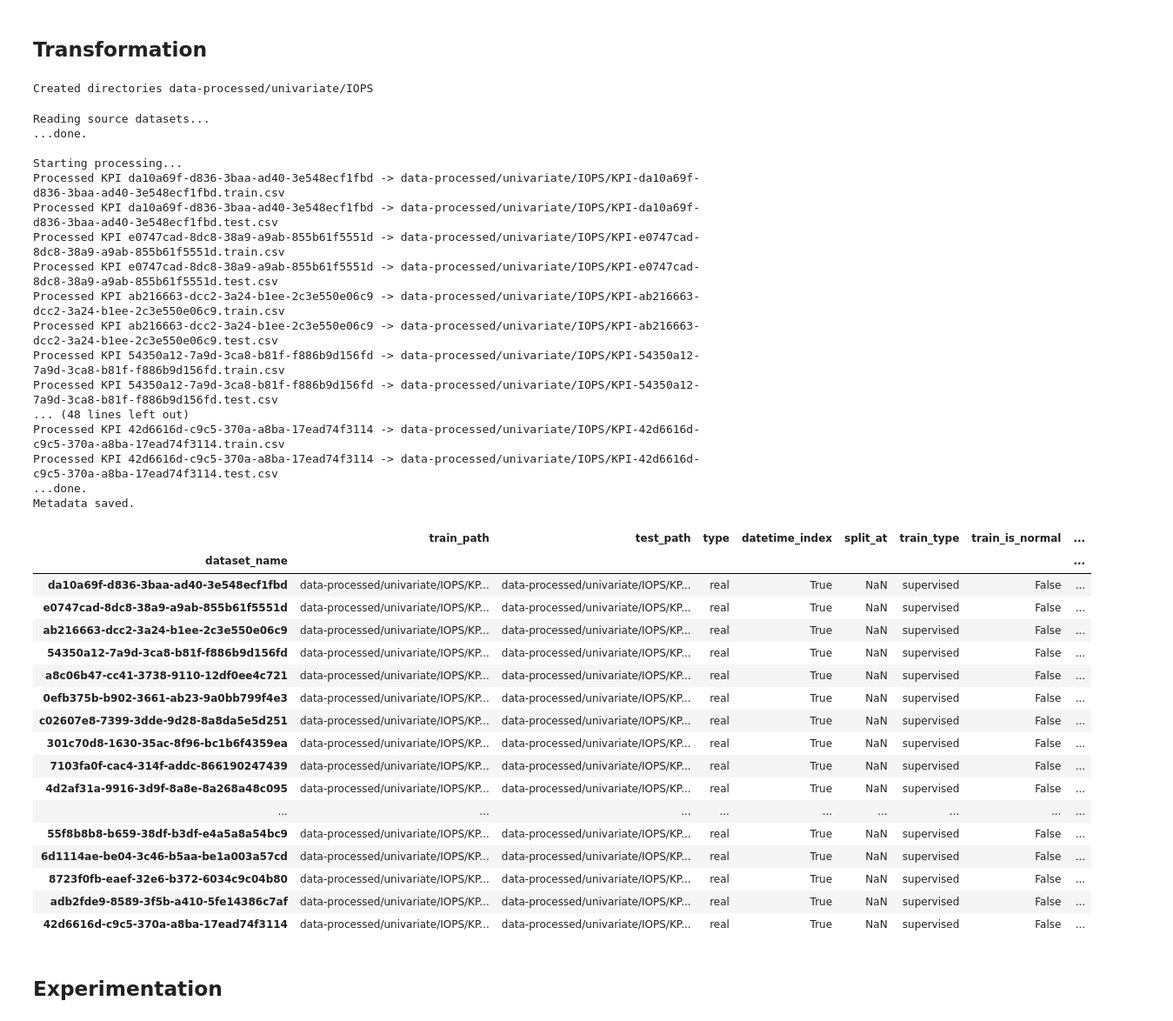
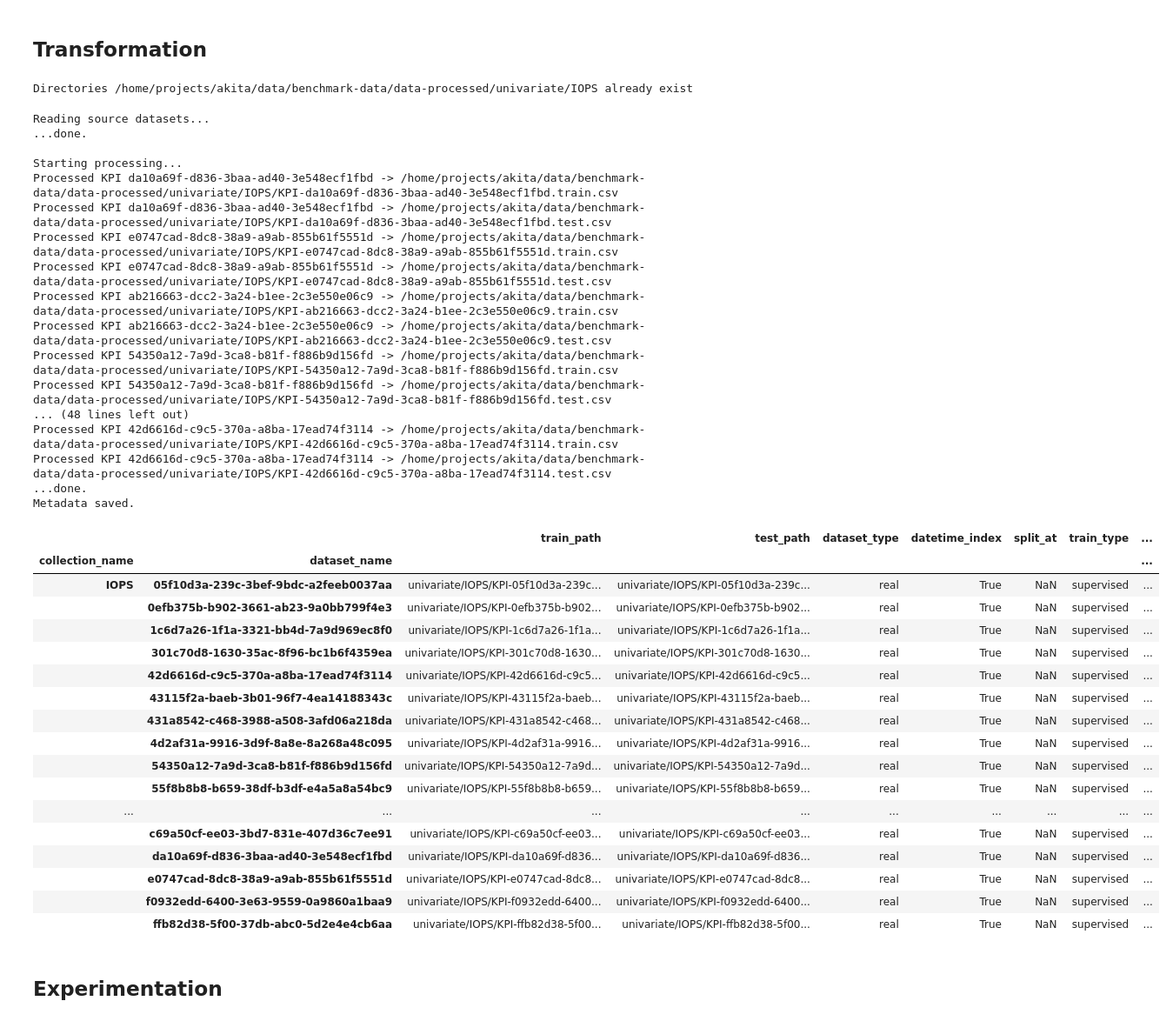
Before and after one commit to TimeEval/TimeEval, a Jupyter notebook: notebooks/data-prep/IOPS AI Challenge.ipynb, the cells around one changed output. Shown: that part at 87% size. Cells and saved outputs as stored; diff of their text form; code cells hidden in the pictures.

Commit message:
fix: wrong relative path in datasets.csv file; use occasion to change notebooks to use Datasets API of timeeval

```diff
--- a/notebooks/data-prep/IOPS AI Challenge.ipynb
+++ b/notebooks/data-prep/IOPS AI Challenge.ipynb
@@ -117,6 +23,6 @@ class DatasetMetadata:
 # %%
 def transform(df: pd.DataFrame, kpi: str) -> pd.DataFrame:
-    df = df[df["KPI ID"] == "da10a69f-d836-3baa-ad40-3e548ecf1fbd"].copy()
+    df = df[df["KPI ID"] == kpi].copy()
     df["timestamp"] = pd.to_datetime(df["timestamp"], unit="s")
     df = df[["timestamp", "value", "label"]]
     df.columns = ["timestamp", "value", "is_anomaly"]
@@ -131,17 +37,18 @@ datetime_index = True
 dataset_type = "real"
 
 # create target directory
-dataset_subfolder = os.path.join(target_folder, input_type, dataset_collection_name)
+dataset_subfolder = os.path.join(input_type, dataset_collection_name)
+target_subfolder = os.path.join(target_folder, dataset_subfolder)
 try:
-    os.makedirs(dataset_subfolder)
-    print(f"Created directories {dataset_subfolder}")
+    os.makedirs(target_subfolder)
+    print(f"Created directories {target_subfolder}")
 except FileExistsError:
-    print(f"Directories {dataset_subfolder} already exist")
+    print(f"Directories {target_subfolder} already exist")
     pass
 
-dm = DatasetMetadata(target_folder)
+dm = Datasets(target_folder)
 # %% [output]
-Created directories data-processed/univariate/IOPS
+Directories /home/projects/akita/data/benchmark-data/data-processed/univariate/IOPS already exist
 # %%
 print("Reading source datasets...")
 df_train = pd.read_csv(os.path.join(source_folder, "phase2_train.csv"))
@@ -161,19 +68,18 @@ for kpi in df_test["KPI ID"].unique():
     for t_type in ["train", "test"]:
         filename = f"KPI-{kpi}.{t_type}.csv"
         path = os.path.join(dataset_subfolder, filename)
+        target_filepath = os.path.join(target_subfolder, filename)
         paths[t_type] = path
         df_target = transform(dfs[t_type], kpi)
         if t_type == "test":
             dataset_length = len(df_target)
-        df_target.to_csv(path, index=False)
-        print(f"Processed KPI {kpi} -> {path}")
+        df_target.to_csv(target_filepath, index=False)
+        print(f"Processed KPI {kpi} -> {target_filepath}")
 
     dataset_name = kpi
 
     # save metadata
-    dm.add_dataset(
-        dataset_name = dataset_name,
-        collection_name = dataset_collection_name,
+    dm.add_dataset((dataset_collection_name, dataset_name),
         train_path = paths["train"],
         test_path = paths["test"],
         dataset_type = dataset_type,
@@ -192,41 +98,41 @@ Reading source datasets...
 ...done.
 
 Starting processing...
-Processed KPI da10a69f-d836-3baa-ad40-3e548ecf1fbd -> data-processed/univariate/IOPS/KPI-da10a69f-d836-3baa-ad40-3e548ecf1fbd.train.csv
-Processed KPI da10a69f-d836-3baa-ad40-3e548ecf1fbd -> data-processed/univariate/IOPS/KPI-da10a69f-d836-3baa-ad40-3e548ecf1fbd.test.csv
-Processed KPI e0747cad-8dc8-38a9-a9ab-855b61f5551d -> data-processed/univariate/IOPS/KPI-e0747cad-8dc8-38a9-a9ab-855b61f5551d.train.csv
-Processed KPI e0747cad-8dc8-38a9-a9ab-855b61f5551d -> data-processed/univariate/IOPS/KPI-e0747cad-8dc8-38a9-a9ab-855b61f5551d.test.csv
-Processed KPI ab216663-dcc2-3a24-b1ee-2c3e550e06c9 -> data-processed/univariate/IOPS/KPI-ab216663-dcc2-3a24-b1ee-2c3e550e06c9.train.csv
-Processed KPI ab216663-dcc2-3a24-b1ee-2c3e550e06c9 -> data-processed/univariate/IOPS/KPI-ab216663-dcc2-3a24-b1ee-2c3e550e06c9.test.csv
-Processed KPI 54350a12-7a9d-3ca8-b81f-f886b9d156fd -> data-processed/univariate/IOPS/KPI-54350a12-7a9d-3ca8-b81f-f886b9d156fd.train.csv
-Processed KPI 54350a12-7a9d-3ca8-b81f-f886b9d156fd -> data-processed/univariate/IOPS/KPI-54350a12-7a9d-3ca8-b81f-f886b9d156fd.test.csv
+Processed KPI da10a69f-d836-3baa-ad40-3e548ecf1fbd -> /home/projects/akita/data/benchmark-data/data-processed/univariate/IOPS/KPI-da10a69f-d836-3baa-ad40-3e548ecf1fbd.train.csv
+Processed KPI da10a69f-d836-3baa-ad40-3e548ecf1fbd -> /home/projects/akita/data/benchmark-data/data-processed/univariate/IOPS/KPI-da10a69f-d836-3baa-ad40-3e548ecf1fbd.test.csv
+Processed KPI e0747cad-8dc8-38a9-a9ab-855b61f5551d -> /home/projects/akita/data/benchmark-data/data-processed/univariate/IOPS/KPI-e0747cad-8dc8-38a9-a9ab-855b61f5551d.train.csv
+Processed KPI e0747cad-8dc8-38a9-a9ab-855b61f5551d -> /home/projects/akita/data/benchmark-data/data-processed/univariate/IOPS/KPI-e0747cad-8dc8-38a9-a9ab-855b61f5551d.test.csv
+Processed KPI ab216663-dcc2-3a24-b1ee-2c3e550e06c9 -> /home/projects/akita/data/benchmark-data/data-processed/univariate/IOPS/KPI-ab216663-dcc2-3a24-b1ee-2c3e550e06c9.train.csv
+Processed KPI ab216663-dcc2-3a24-b1ee-2c3e550e06c9 -> /home/projects/akita/data/benchmark-data/data-processed/univariate/IOPS/KPI-ab216663-dcc2-3a24-b1ee-2c3e550e06c9.test.csv
+Processed KPI 54350a12-7a9d-3ca8-b81f-f886b9d156fd -> /home/projects/akita/data/benchmark-data/data-processed/univariate/IOPS/KPI-54350a12-7a9d-3ca8-b81f-f886b9d156fd.train.csv
+Processed KPI 54350a12-7a9d-3ca8-b81f-f886b9d156fd -> /home/projects/akita/data/benchmark-data/data-processed/univariate/IOPS/KPI-54350a12-7a9d-3ca8-b81f-f886b9d156fd.test.csv
 ... (48 lines left out)
-Processed KPI 42d6616d-c9c5-370a-a8ba-17ead74f3114 -> data-processed/univariate/IOPS/KPI-42d6616d-c9c5-370a-a8ba-17ead74f3114.train.csv
-Processed KPI 42d6616d-c9c5-370a-a8ba-17ead74f3114 -> data-processed/univariate/IOPS/KPI-42d6616d-c9c5-370a-a8ba-17ead74f3114.test.csv
+Processed KPI 42d6616d-c9c5-370a-a8ba-17ead74f3114 -> /home/projects/akita/data/benchmark-data/data-processed/univariate/IOPS/KPI-42d6616d-c9c5-370a-a8ba-17ead74f3114.train.csv
+Processed KPI 42d6616d-c9c5-370a-a8ba-17ead74f3114 -> /home/projects/akita/data/benchmark-data/data-processed/univariate/IOPS/KPI-42d6616d-c9c5-370a-a8ba-17ead74f3114.test.csv
 ...done.
 Metadata saved.
 # %%
 dm.refresh()
-dm._df.loc[dataset_collection_name]
+dm.df().loc[(slice(dataset_collection_name,dataset_collection_name), slice(None))]
 # %% [output]
-|  | train_path | test_path | type | datetime_index | split_at | train_type | train_is_normal | ... |
-| dataset_name |  |  |  |  |  |  |  | ... |
-| da10a69f-d836-3baa-ad40-3e548ecf1fbd | data-processed/univariate/IOPS/KP... | data-processed/univariate/IOPS/KP... | real | True | NaN | supervised | False | ... |
-| e0747cad-8dc8-38a9-a9ab-855b61f5551d | data-processed/univariate/IOPS/KP... | data-processed/univariate/IOPS/KP... | real | True | NaN | supervised | False | ... |
-| ab216663-dcc2-3a24-b1ee-2c3e550e06c9 | data-processed/univariate/IOPS/KP... | data-processed/univariate/IOPS/KP... | real | True | NaN | supervised | False | ... |
-| 54350a12-7a9d-3ca8-b81f-f886b9d156fd | data-processed/univariate/IOPS/KP... | data-processed/univariate/IOPS/KP... | real | True | NaN | supervised | False | ... |
-| a8c06b47-cc41-3738-9110-12df0ee4c721 | data-processed/univariate/IOPS/KP... | data-processed/univariate/IOPS/KP... | real | True | NaN | supervised | False | ... |
-| 0efb375b-b902-3661-ab23-9a0bb799f4e3 | data-processed/univariate/IOPS/KP... | data-processed/univariate/IOPS/KP... | real | True | NaN | supervised | False | ... |
-| c02607e8-7399-3dde-9d28-8a8da5e5d251 | data-processed/univariate/IOPS/KP... | data-processed/univariate/IOPS/KP... | real | True | NaN | supervised | False | ... |
-| 301c70d8-1630-35ac-8f96-bc1b6f4359ea | data-processed/univariate/IOPS/KP... | data-processed/univariate/IOPS/KP... | real | True | NaN | supervised | False | ... |
-| 7103fa0f-cac4-314f-addc-866190247439 | data-processed/univariate/IOPS/KP... | data-processed/univariate/IOPS/KP... | real | True | NaN | supervised | False | ... |
-| 4d2af31a-9916-3d9f-8a8e-8a268a48c095 | data-processed/univariate/IOPS/KP... | data-processed/univariate/IOPS/KP... | real | True | NaN | supervised | False | ... |
+|  |  | train_path | test_path | dataset_type | datetime_index | split_at | train_type | ... |
+| collection_name | dataset_name |  |  |  |  |  |  | ... |
+| IOPS | 05f10d3a-239c-3bef-9bdc-a2feeb0037aa | univariate/IOPS/KPI-05f10d3a-239c... | univariate/IOPS/KPI-05f10d3a-239c... | real | True | NaN | supervised | ... |
+|  | 0efb375b-b902-3661-ab23-9a0bb799f4e3 | univariate/IOPS/KPI-0efb375b-b902... | univariate/IOPS/KPI-0efb375b-b902... | real | True | NaN | supervised | ... |
+|  | 1c6d7a26-1f1a-3321-bb4d-7a9d969ec8f0 | univariate/IOPS/KPI-1c6d7a26-1f1a... | univariate/IOPS/KPI-1c6d7a26-1f1a... | real | True | NaN | supervised | ... |
+|  | 301c70d8-1630-35ac-8f96-bc1b6f4359ea | univariate/IOPS/KPI-301c70d8-1630... | univariate/IOPS/KPI-301c70d8-1630... | real | True | NaN | supervised | ... |
+|  | 42d6616d-c9c5-370a-a8ba-17ead74f3114 | univariate/IOPS/KPI-42d6616d-c9c5... | univariate/IOPS/KPI-42d6616d-c9c5... | real | True | NaN | supervised | ... |
+|  | 43115f2a-baeb-3b01-96f7-4ea14188343c | univariate/IOPS/KPI-43115f2a-baeb... | univariate/IOPS/KPI-43115f2a-baeb... | real | True | NaN | supervised | ... |
+|  | 431a8542-c468-3988-a508-3afd06a218da | univariate/IOPS/KPI-431a8542-c468... | univariate/IOPS/KPI-431a8542-c468... | real | True | NaN | supervised | ... |
+|  | 4d2af31a-9916-3d9f-8a8e-8a268a48c095 | univariate/IOPS/KPI-4d2af31a-9916... | univariate/IOPS/KPI-4d2af31a-9916... | real | True | NaN | supervised | ... |
+|  | 54350a12-7a9d-3ca8-b81f-f886b9d156fd | univariate/IOPS/KPI-54350a12-7a9d... | univariate/IOPS/KPI-54350a12-7a9d... | real | True | NaN | supervised | ... |
+|  | 55f8b8b8-b659-38df-b3df-e4a5a8a54bc9 | univariate/IOPS/KPI-55f8b8b8-b659... | univariate/IOPS/KPI-55f8b8b8-b659... | real | True | NaN | supervised | ... |
 | ... | ... | ... | ... | ... | ... | ... | ... | ... |
-| 55f8b8b8-b659-38df-b3df-e4a5a8a54bc9 | data-processed/univariate/IOPS/KP... | data-processed/univariate/IOPS/KP... | real | True | NaN | supervised | False | ... |
-| 6d1114ae-be04-3c46-b5aa-be1a003a57cd | data-processed/univariate/IOPS/KP... | data-processed/univariate/IOPS/KP... | real | True | NaN | supervised | False | ... |
-| 8723f0fb-eaef-32e6-b372-6034c9c04b80 | data-processed/univariate/IOPS/KP... | data-processed/univariate/IOPS/KP... | real | True | NaN | supervised | False | ... |
-| adb2fde9-8589-3f5b-a410-5fe14386c7af | data-processed/univariate/IOPS/KP... | data-processed/univariate/IOPS/KP... | real | True | NaN | supervised | False | ... |
-| 42d6616d-c9c5-370a-a8ba-17ead74f3114 | data-processed/univariate/IOPS/KP... | data-processed/univariate/IOPS/KP... | real | True | NaN | supervised | False | ... |
+|  | c69a50cf-ee03-3bd7-831e-407d36c7ee91 | univariate/IOPS/KPI-c69a50cf-ee03... | univariate/IOPS/KPI-c69a50cf-ee03... | real | True | NaN | supervised | ... |
+|  | da10a69f-d836-3baa-ad40-3e548ecf1fbd | univariate/IOPS/KPI-da10a69f-d836... | univariate/IOPS/KPI-da10a69f-d836... | real | True | NaN | supervised | ... |
+|  | e0747cad-8dc8-38a9-a9ab-855b61f5551d | univariate/IOPS/KPI-e0747cad-8dc8... | univariate/IOPS/KPI-e0747cad-8dc8... | real | True | NaN | supervised | ... |
+|  | f0932edd-6400-3e63-9559-0a9860a1baa9 | univariate/IOPS/KPI-f0932edd-6400... | univariate/IOPS/KPI-f0932edd-6400... | real | True | NaN | supervised | ... |
+|  | ffb82d38-5f00-37db-abc0-5d2e4e4cb6aa | univariate/IOPS/KPI-ffb82d38-5f00... | univariate/IOPS/KPI-ffb82d38-5f00... | real | True | NaN | supervised | ... |
 # %% [markdown]
 ## Experimentation
 # %%
```
Also changed, not shown: parts of 14 cells of this notebook, 19 other files.
